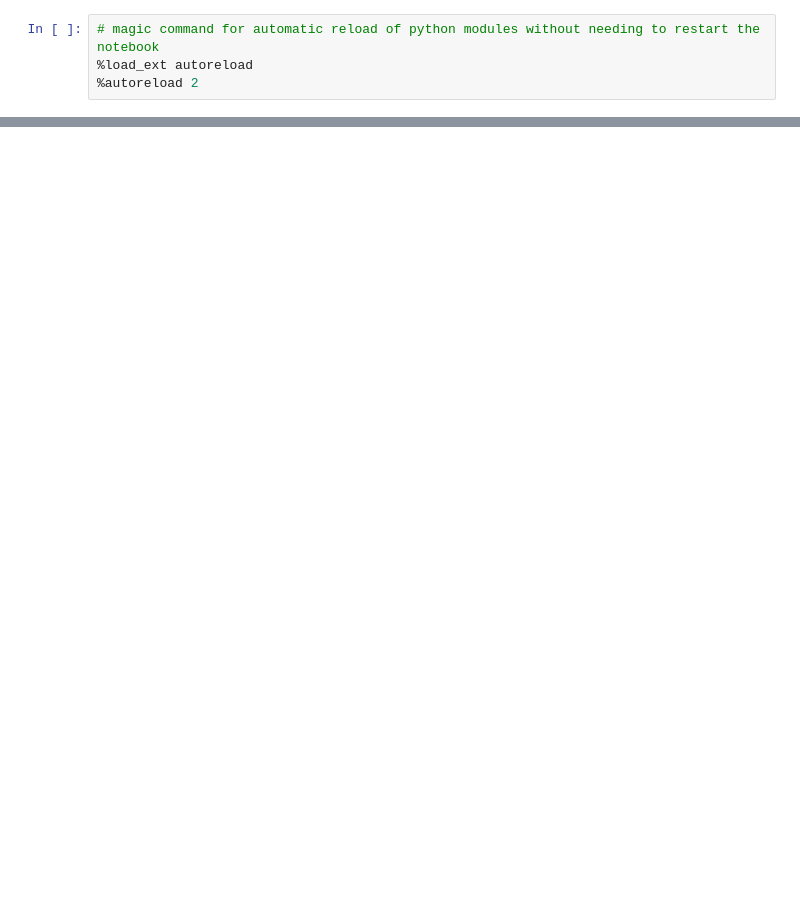
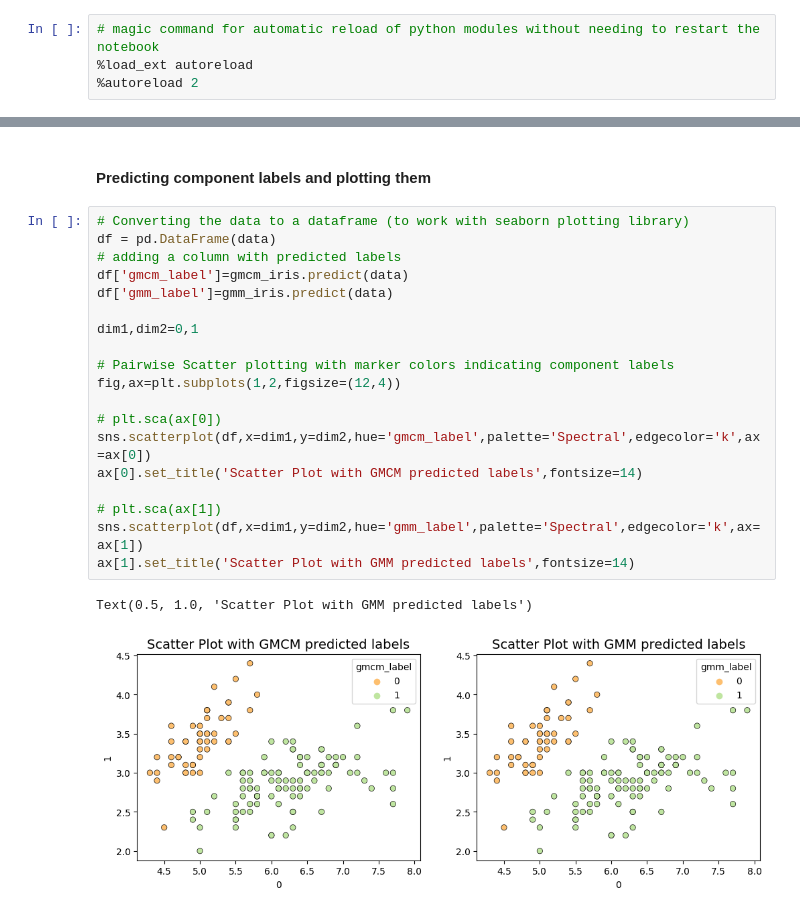
Before and after one commit to ashutosh-tewari/GMCM, a Jupyter notebook: GMCM_demo.ipynb, the cells around one changed output, grey strips where cells are left out. Drawn from its saved outputs; the diff is of its cells as text; blank space fills up the shorter version.

Commit message:
updating the notebook to demonstration component label prediction functionality

```diff
--- a/GMCM_demo.ipynb
+++ b/GMCM_demo.ipynb
@@ -106 +119,25 @@ Text(0.5, 1.0, 'GMM density contours (Iris)')
+# %% [markdown]
+#### Predicting component labels and plotting them
+# %%
+# Converting the data to a dataframe (to work with seaborn plotting library)
+df = pd.DataFrame(data)
+# adding a column with predicted labels
+df['gmcm_label']=gmcm_iris.predict(data)
+df['gmm_label']=gmm_iris.predict(data)
+
+dim1,dim2=0,1
+
+# Pairwise Scatter plotting with marker colors indicating component labels
+fig,ax=plt.subplots(1,2,figsize=(12,4))
+
+# plt.sca(ax[0])
+sns.scatterplot(df,x=dim1,y=dim2,hue='gmcm_label',palette='Spectral',edgecolor='k',ax=ax[0])
+ax[0].set_title('Scatter Plot with GMCM predicted labels',fontsize=14)
+
+# plt.sca(ax[1])
+sns.scatterplot(df,x=dim1,y=dim2,hue='gmm_label',palette='Spectral',edgecolor='k',ax=ax[1])
+ax[1].set_title('Scatter Plot with GMM predicted labels',fontsize=14)
+# %% [output]
+Text(0.5, 1.0, 'Scatter Plot with GMM predicted labels')
+[figure, added]
 # %% [markdown]
```
Also changed, not shown: parts of 17 cells of this notebook.
